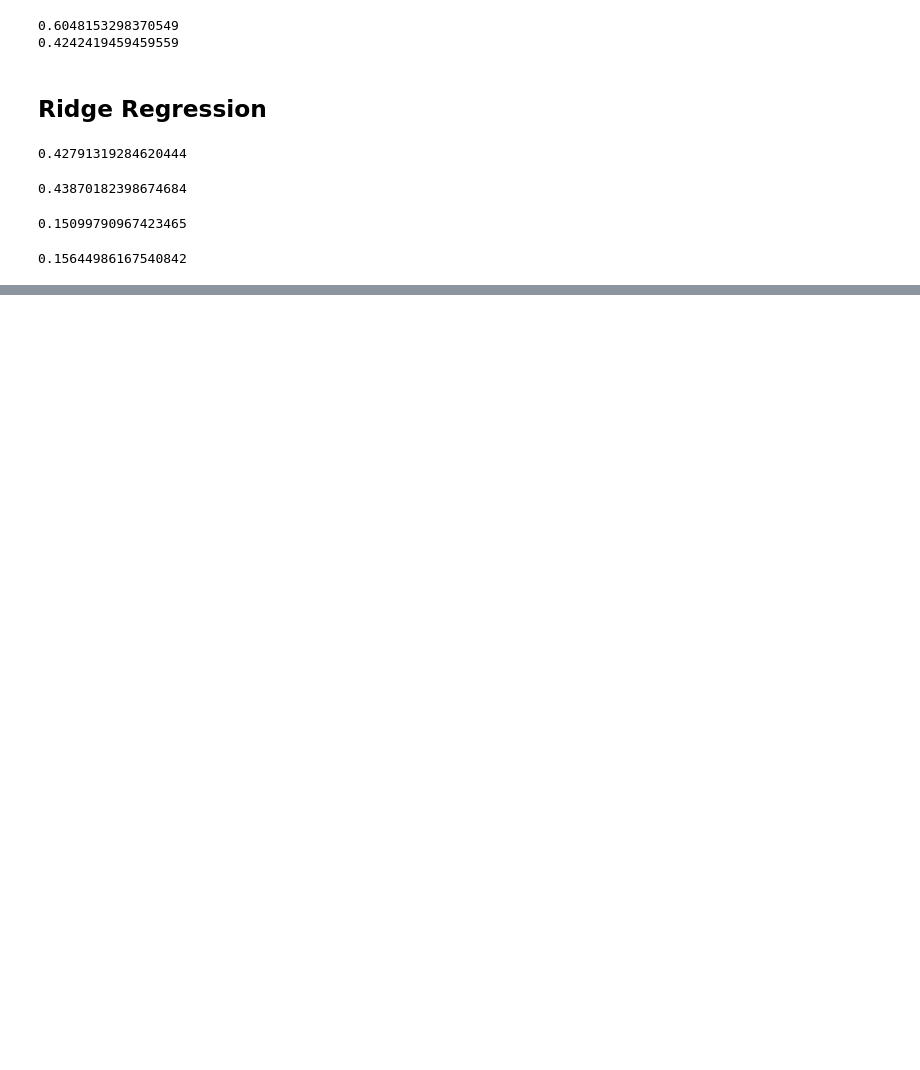
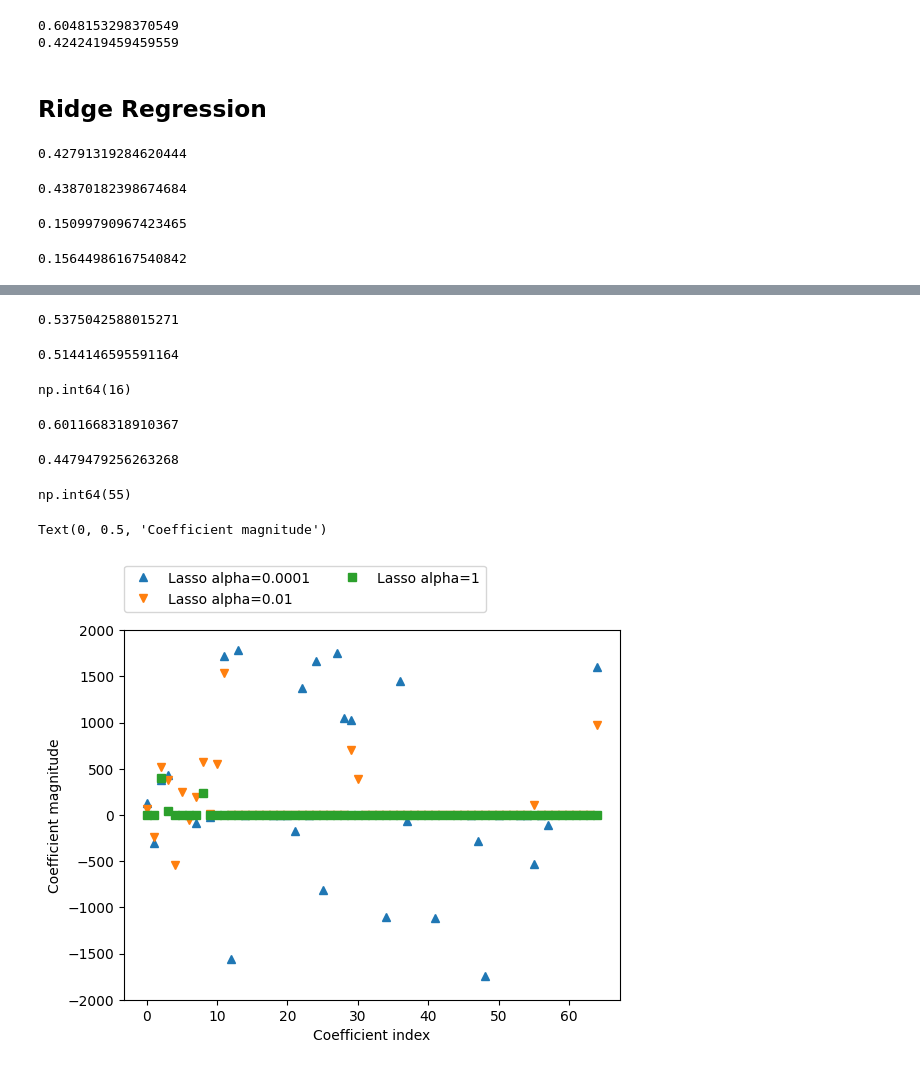
Before and after one commit to lukavr05/CS3920-labs, a Jupyter notebook: Lab5/Lab5.ipynb, the cells around one changed output, grey strips where cells are left out. Saved outputs shown, nothing was run; the diff lists cells and outputs as text; code cells hidden in the pictures; blank space fills up the shorter version.

```diff
--- a/Lab5/Lab5.ipynb
+++ b/Lab5/Lab5.ipynb
@@ -113,0 +116,4 @@ NameError: name 'ridge01' is not defined
+# %%
+from sklearn.linear_model import Lasso
+lasso = Lasso().fit(X_train, y_train)
+lasso.score(X_train, y_train)
@@ -113,0 +130,37 @@ NameError: name 'ridge01' is not defined
+# %%
+lasso001 = Lasso(alpha=0.01,max_iter=100000).fit(X_train,y_train)
+lasso001.score(X_train,y_train)
+# %% [output]
+0.5375042588015271
+# %%
+lasso001.score(X_test,y_test)
+# %% [output]
+0.5144146595591164
+# %%
+np.sum(lasso001.coef_ != 0)
+# %% [output]
+np.int64(16)
+# %%
+lasso00001 = Lasso(alpha=0.0001,max_iter=100000).fit(X_train,y_train)
+lasso00001.score(X_train,y_train)
+# %% [output]
+0.6011668318910367
+# %%
+lasso00001.score(X_test,y_test)
+# %% [output]
+0.4479479256263268
+# %%
+np.sum(lasso00001.coef_ != 0)
+# %% [output]
+np.int64(55)
+# %%
+plt.plot(lasso00001.coef_, '^', label="Lasso alpha=0.0001")
+plt.plot(lasso001.coef_, 'v', label="Lasso alpha=0.01")
+plt.plot(lasso.coef_, 's', label="Lasso alpha=1")
+plt.legend(ncol=2,loc=(0,1.05))
+plt.ylim(-2000,2000)
+plt.xlabel("Coefficient index")
+plt.ylabel("Coefficient magnitude")
+# %% [output]
+Text(0, 0.5, 'Coefficient magnitude')
+[figure, added]
```
Also changed, not shown: parts of 6 cells of this notebook.
